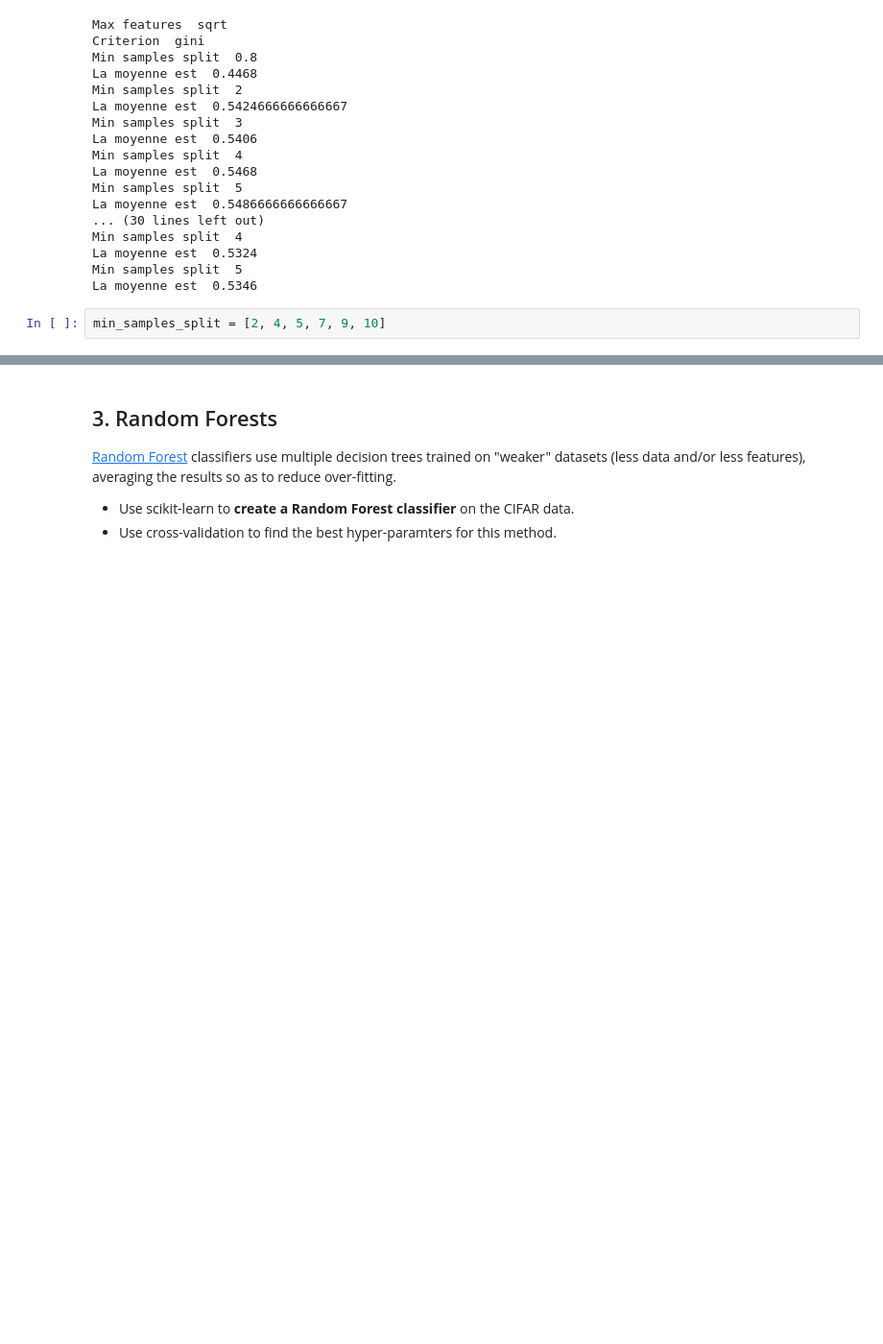
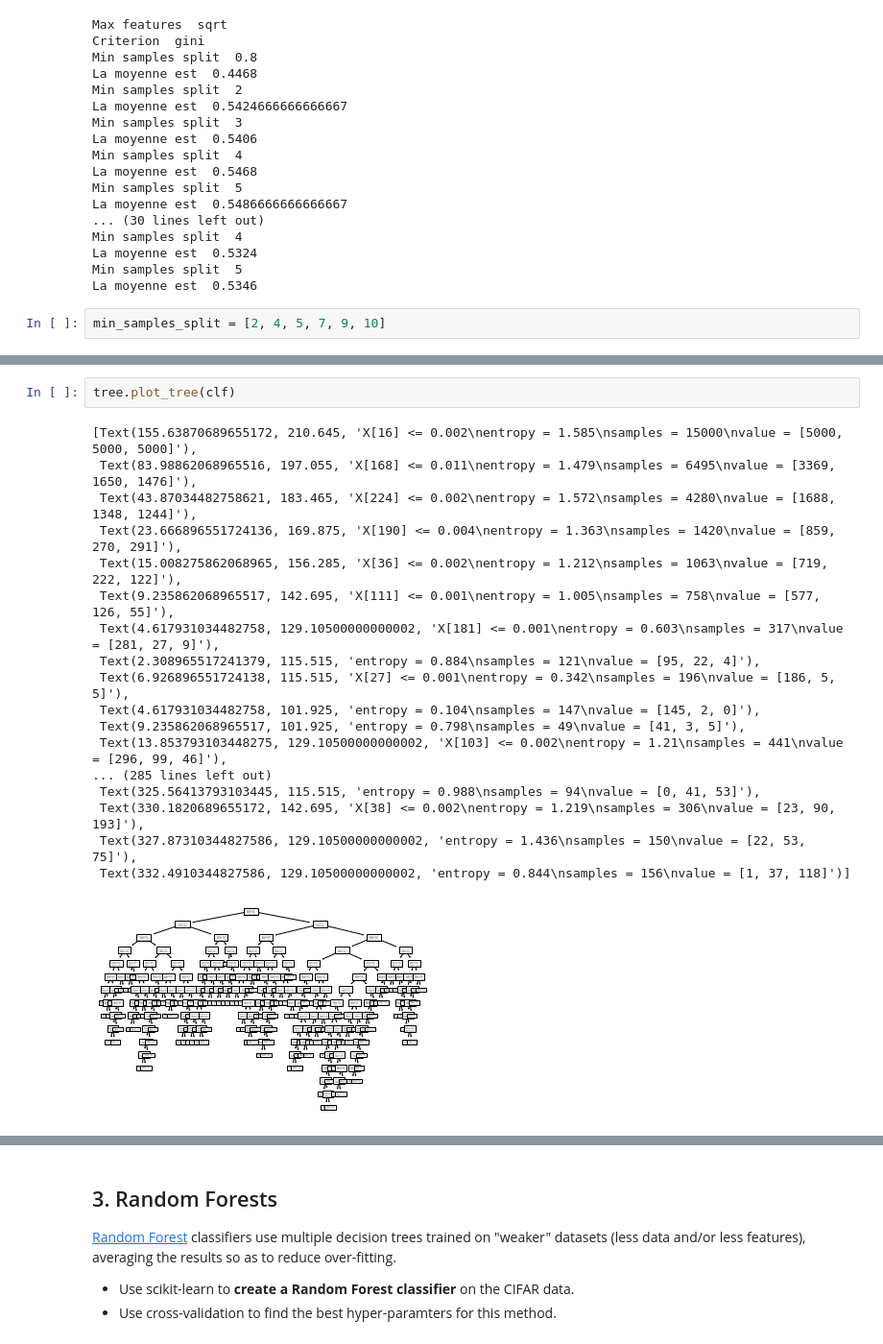
Before and after one commit to jszpirer/info-h-501, a Jupyter notebook: docs/LABS/ML1_Nearest_Neighbours_and_Decision_Trees.ipynb, the cells around one changed output, grey strips where cells are left out. Shown at 96% size. Saved outputs shown, nothing was run; the diff lists cells and outputs as text; blank space fills up the shorter version.

```diff
--- a/docs/LABS/ML1_Nearest_Neighbours_and_Decision_Trees.ipynb
+++ b/docs/LABS/ML1_Nearest_Neighbours_and_Decision_Trees.ipynb
@@ -331,0 +607,21 @@ La moyenne est  0.5758666666666666
+# %%
+tree.plot_tree(clf)
+# %% [output]
+[Text(155.63870689655172, 210.645, 'X[16] <= 0.002\nentropy = 1.585\nsamples = 15000\nvalue = [5000, 5000, 5000]'),
+ Text(83.98862068965516, 197.055, 'X[168] <= 0.011\nentropy = 1.479\nsamples = 6495\nvalue = [3369, 1650, 1476]'),
+ Text(43.87034482758621, 183.465, 'X[224] <= 0.002\nentropy = 1.572\nsamples = 4280\nvalue = [1688, 1348, 1244]'),
+ Text(23.666896551724136, 169.875, 'X[190] <= 0.004\nentropy = 1.363\nsamples = 1420\nvalue = [859, 270, 291]'),
+ Text(15.008275862068965, 156.285, 'X[36] <= 0.002\nentropy = 1.212\nsamples = 1063\nvalue = [719, 222, 122]'),
+ Text(9.235862068965517, 142.695, 'X[111] <= 0.001\nentropy = 1.005\nsamples = 758\nvalue = [577, 126, 55]'),
+ Text(4.617931034482758, 129.10500000000002, 'X[181] <= 0.001\nentropy = 0.603\nsamples = 317\nvalue = [281, 27, 9]'),
+ Text(2.308965517241379, 115.515, 'entropy = 0.884\nsamples = 121\nvalue = [95, 22, 4]'),
+ Text(6.926896551724138, 115.515, 'X[27] <= 0.001\nentropy = 0.342\nsamples = 196\nvalue = [186, 5, 5]'),
+ Text(4.617931034482758, 101.925, 'entropy = 0.104\nsamples = 147\nvalue = [145, 2, 0]'),
+ Text(9.235862068965517, 101.925, 'entropy = 0.798\nsamples = 49\nvalue = [41, 3, 5]'),
+ Text(13.853793103448275, 129.10500000000002, 'X[103] <= 0.002\nentropy = 1.21\nsamples = 441\nvalue = [296, 99, 46]'),
+... (285 lines left out)
+ Text(325.56413793103445, 115.515, 'entropy = 0.988\nsamples = 94\nvalue = [0, 41, 53]'),
+ Text(330.1820689655172, 142.695, 'X[38] <= 0.002\nentropy = 1.219\nsamples = 306\nvalue = [23, 90, 193]'),
+ Text(327.87310344827586, 129.10500000000002, 'entropy = 1.436\nsamples = 150\nvalue = [22, 53, 75]'),
+ Text(332.4910344827586, 129.10500000000002, 'entropy = 0.844\nsamples = 156\nvalue = [1, 37, 118]')]
+[figure, added]
```
Also changed, not shown: parts of 20 cells of this notebook, 3 other files.
